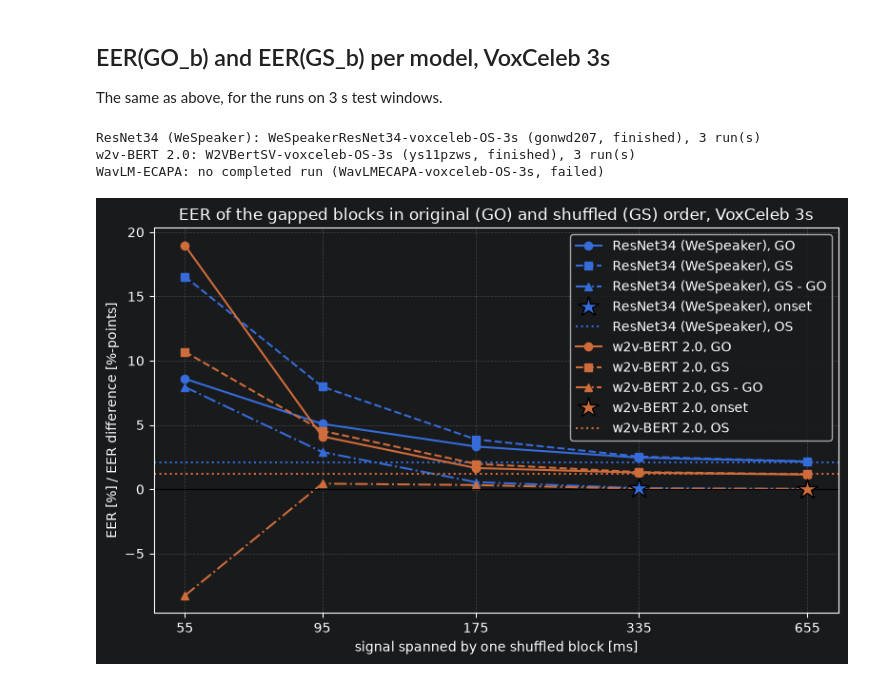
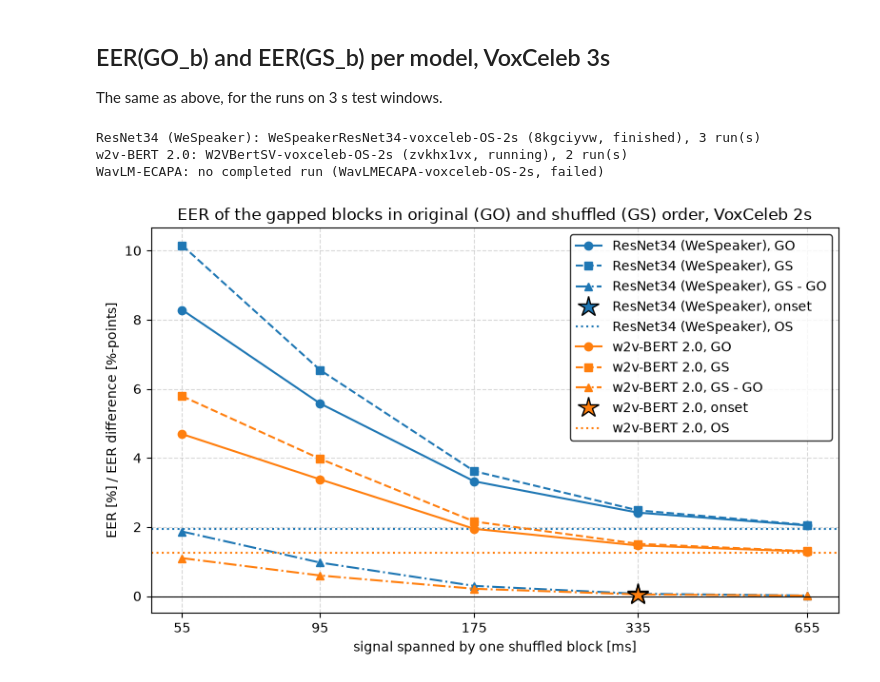
Before and after one commit to sage-diarization/Speaker-Recognition-Supra-Segmental-Temporal-Features, a Jupyter notebook: doc/sst-bracket-pretrained.ipynb, the cells around one changed output. Drawn from its saved outputs; the diff is of its cells as text; code cells hidden in the pictures.

Commit message:
Some more plots

```diff
--- a/doc/sst-bracket-pretrained.ipynb
+++ b/doc/sst-bracket-pretrained.ipynb
@@ -192,0 +197,37 @@ plot_eers(brackets, VARIANT)
+# %%
+# Set matplotlib style for print-friendly plots (white background)
+plt.style.use('default')
+plt.rcParams['figure.facecolor'] = 'white'
+plt.rcParams['axes.facecolor'] = 'white'
+plt.rcParams['savefig.facecolor'] = 'white'
+plt.rcParams['axes.edgecolor'] = 'black'
+plt.rcParams['axes.labelcolor'] = 'black'
+plt.rcParams['axes.titlecolor'] = 'black'
+plt.rcParams['xtick.color'] = 'black'
+plt.rcParams['ytick.color'] = 'black'
+plt.rcParams['text.color'] = 'black'
+plt.rcParams['grid.color'] = 'gray'
+plt.rcParams['grid.alpha'] = 0.3
+plt.rcParams['legend.facecolor'] = 'white'
+plt.rcParams['legend.edgecolor'] = 'black'
+
+
+fig, ax = plt.subplots(figsize=(8, 5))
+for label, bracket in brackets.items():
+    span, lower = bracket["L"]
+    line, = ax.plot(span, lower, "-", label=label)
+    positive = lower > 0
+    ax.plot(span[positive], lower[positive], "o", color=line.get_color())
+    ax.plot(span[~positive], lower[~positive], "o", markerfacecolor="none", color=line.get_color())
+    mark_onset(ax, bracket, "L", color=line.get_color())
+ax.axhline(0, color="black", linewidth=0.8)
+ax.set_xscale("log")
+spans = sorted({s for bracket in brackets.values() for s in bracket["L"][0]})
+ax.set_xticks(spans, [f"{s:.0f}" for s in spans])
+ax.minorticks_off()
+ax.set_xlabel("signal spanned by one shuffled block [ms]")
+ax.set_ylabel("EER(GS) - EER(GO) [%-points]")
+ax.set_title(f"VoxCeleb")
+ax.grid(alpha=0.3, linestyle="--")
+ax.legend()
+plt.tight_layout()
@@ -195,9 +238,9 @@ plot_eers(brackets, VARIANT)
 
 The same as above, for the runs on 3 s test windows.
 # %%
-plot_eers(fetch_brackets(api, "3s"), "3s")
+plot_eers(fetch_brackets(api, "2s"), "2s")
 # %% [output]
-ResNet34 (WeSpeaker): WeSpeakerResNet34-voxceleb-OS-3s (gonwd207, finished), 3 run(s)
-w2v-BERT 2.0: W2VBertSV-voxceleb-OS-3s (ys11pzws, finished), 3 run(s)
-WavLM-ECAPA: no completed run (WavLMECAPA-voxceleb-OS-3s, failed)
+ResNet34 (WeSpeaker): WeSpeakerResNet34-voxceleb-OS-2s (8kgciyvw, finished), 3 run(s)
+w2v-BERT 2.0: W2VBertSV-voxceleb-OS-2s (zvkhx1vx, running), 2 run(s)
+WavLM-ECAPA: no completed run (WavLMECAPA-voxceleb-OS-2s, failed)
-[figure, old version]
+[figure, new version]
```
Also changed, not shown: parts of 6 cells of this notebook, 5 other files.
